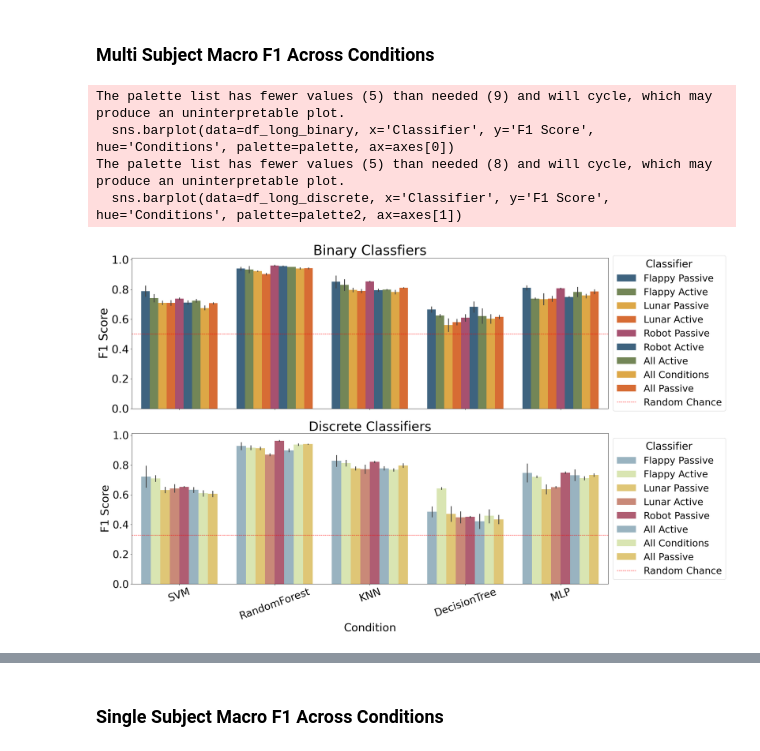
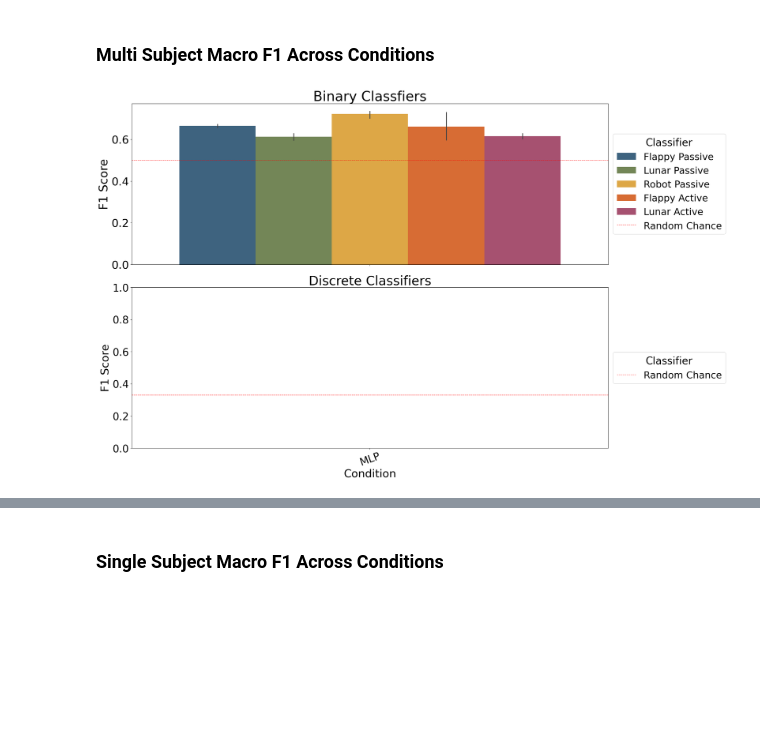
Before and after one commit to your-profile/NeuroLoop-Classification, a Jupyter notebook: FIGURES_modelscores.ipynb, the cells around one changed output, grey strips where cells are left out. Cells and saved outputs as stored; diff of their text form; code cells hidden in the pictures; blank space fills up the shorter version.

```diff
--- a/FIGURES_modelscores.ipynb
+++ b/FIGURES_modelscores.ipynb
@@ -8,27 +8,29 @@ df_multiSubject_binary = pd.read_csv('experiments/experiment2/results/data/multi
 df_multiSubject_discrete = pd.read_csv('experiments/experiment2/results/data/multiSubject_discrete.csv')
 df_finetuning_binary = pd.read_csv('experiments/experiment2/results/data/finetuning_binary.csv')
 df_finetuning_discrete = pd.read_csv('experiments/experiment2/results/data/finetuning_discrete.csv')
-df_singlesubject_binary = pd.read_csv('experiments/experiment1/results/data/singleSubject_binary.csv')
-df_singlesubject_discrete = pd.read_csv('experiments/experiment1/results/data/singleSubject_discrete.csv')
+df_multiSubject_binaryCV = pd.read_csv('experiments/experiment2/results/data/multiSubject_binaryCV.csv')
+df_multiSubject_discreteCV = pd.read_csv('experiments/experiment2/results/data/multiSubject_discreteCV.csv')
 df_nasatlx = pd.read_csv("experiments/NASATLX_Averages.csv")
 
 def add_condition_names(df):
+
     condition_map = {
-        "['FW']": ("Flappy Passive", "Flappy", "Passive"),
-        "['LW']": ("Lunar Passive", "Lunar", "Passive"),
-        "['FP']": ("Flappy Active", "Flappy", "Active"),
-        "['LP']": ("Lunar Active", "Lunar", "Active"),
-        "['RP']": ("Robot Active", "Robot", "Active"),
-        "['RW']": ("Robot Passive", "Robot", "Passive"),
-        "['FW', 'LW', 'RW', 'FP', 'LP', 'RP']": ("All Conditions", None, None),
-        "['FW', 'LW', 'RW']": ("All Passive", None, "Passive"),
-        "['FP', 'LP', 'RP']": ("All Active", None, "Active")
+        "FW": ("Flappy Passive", "Flappy", "Passive"),
+        "LW": ("Lunar Passive", "Lunar", "Passive"),
+        "FP": ("Flappy Active", "Flappy", "Active"),
+        "LP": ("Lunar Active", "Lunar", "Active"),
+        "RP": ("Robot Active", "Robot", "Active"),
+        "RW": ("Robot Passive", "Robot", "Passive"),
+        # "['FW', 'LW', 'RW', 'FP', 'LP', 'RP']": ("All Conditions", None, None),
+        # "['FW', 'LW', 'RW']": ("All Passive", None, "Passive"),
+        # "['FP', 'LP', 'RP']": ("All Active", None, "Active")
     }
 
-    df["TrainParticipants"] = df["TrainParticipants"].apply(lambda x: eval(x))
-    df["TestParticipants"] = df["TestParticipants"].apply(lambda x: eval(x))
-    df["TrainConditions"] = df["TrainConditions"].apply(lambda x: eval(x))
-    df["TestConditions"] = df["TestConditions"].apply(lambda x: eval(x))
+
+    # df["TrainParticipants"] = df["TrainParticipants"].apply(lambda x: eval(x))
+    # df["TestParticipants"] = df["TestParticipants"].apply(lambda x: eval(x))
+    # df["TrainConditions"] = df["TrainConditions"].apply(lambda x: eval(x))
+    # df["TestConditions"] = df["TestConditions"].apply(lambda x: eval(x))
 
     conditions, games, tasks = [], [], []
     for condition in df["TrainConditions"]:
@@ -51,8 +53,8 @@ def add_condition_names(df):
 
 df_multiSubject_binary = add_condition_names(df_multiSubject_binary)
 df_multiSubject_discrete = add_condition_names(df_multiSubject_discrete)
-df_singleSubject_binary = add_condition_names(df_singlesubject_binary)
-df_singleSubject_discrete = add_condition_names(df_singlesubject_discrete)
+df_multiSubject_binaryCV = add_condition_names(df_multiSubject_binaryCV)
+df_multiSubject_discreteCV = add_condition_names(df_multiSubject_discreteCV)
 df_finetuning_binary = add_condition_names(df_finetuning_binary)
 df_finetuning_discrete = add_condition_names(df_finetuning_discrete)
 # %% [markdown]
@@ -292,9 +275,6 @@ See the caveats in the documentation: https://pandas.pydata.org/pandas-docs/stab
 # Filter the data
 df_binary = df_multiSubject_binary[df_multiSubject_binary["TestParticipants"] == df_multiSubject_binary["TrainParticipants"]]
 df_discrete = df_multiSubject_discrete[df_multiSubject_discrete["TestParticipants"] == df_multiSubject_discrete["TrainParticipants"]]
-
-# Exclude "Robot Active" from the discrete data
-df_discrete = df_discrete[df_discrete['Conditions'] != 'Robot Active']
 
 # Melt the dataframes
 df_long_binary = pd.melt(df_binary.reset_index(), id_vars=['Conditions', 'Classifier'], value_vars=['Macro F1'],
@@ -303,37 +283,33 @@ df_long_discrete = pd.melt(df_discrete.reset_index(), id_vars=['Conditions', 'Cl
                            var_name='Metric', value_name='F1 Score')
 palette = ["#33658a", "#758e4f", "#f6ae2d", "#f26419", "#b4436c"]
 palette2 = ["#93b5c6", "#ddedaa", "#f0cf65", "#d7816a", "#bd4f6c"]
 
 # Create subplots
 fig, axes = plt.subplots(2, 1, figsize=(24, 15), sharex=True)
 
 # Plot for binary data
 sns.barplot(data=df_long_binary, x='Classifier', y='F1 Score', hue='Conditions', palette=palette, ax=axes[0])
 axes[0].axhline(y=0.5, color='r', linestyle='--', linewidth=1, label='Random Chance')
 axes[0].set_title('Binary Classfiers', fontsize=37)
 axes[0].set_xlabel('Condition', fontsize=32)
 axes[0].set_ylabel('F1 Score', fontsize=32)
 axes[0].tick_params(axis='x', rotation=20, labelsize=30)
 axes[0].tick_params(axis='y', labelsize=30)
 axes[0].legend(title='Classifier', title_fontsize='28', fontsize='26', loc='center left', bbox_to_anchor=(1, 0.5))
 
 # Plot for discrete data
 sns.barplot(data=df_long_discrete, x='Classifier', y='F1 Score', hue='Conditions', palette=palette2, ax=axes[1])
 axes[1].axhline(y=0.33, color='r', linestyle='--', linewidth=1, label='Random Chance')
 axes[1].set_title('Discrete Classifiers', fontsize=35)
 axes[1].set_xlabel('Condition', fontsize=30)
 axes[1].set_ylabel('F1 Score', fontsize=30)
 axes[1].tick_params(axis='x', rotation=20, labelsize=28)
 axes[1].tick_params(axis='y', labelsize=28)
 axes[1].legend(title='Classifier', title_fontsize='28', fontsize='26', loc='center left', bbox_to_anchor=(1, 0.5))
 
 plt.tight_layout()
 plt.show()
 # %% [output]
-The palette list has fewer values (5) than needed (9) and will cycle, which may produce an uninterpretable plot.
-  sns.barplot(data=df_long_binary, x='Classifier', y='F1 Score', hue='Conditions', palette=palette, ax=axes[0])
-The palette list has fewer values (5) than needed (8) and will cycle, which may produce an uninterpretable plot.
-  sns.barplot(data=df_long_discrete, x='Classifier', y='F1 Score', hue='Conditions', palette=palette2, ax=axes[1])
-[figure, old version]
+[figure, new version]
 # %%
 # Filter the data
```
Also changed, not shown: parts of 12 cells of this notebook, 6 other files.
